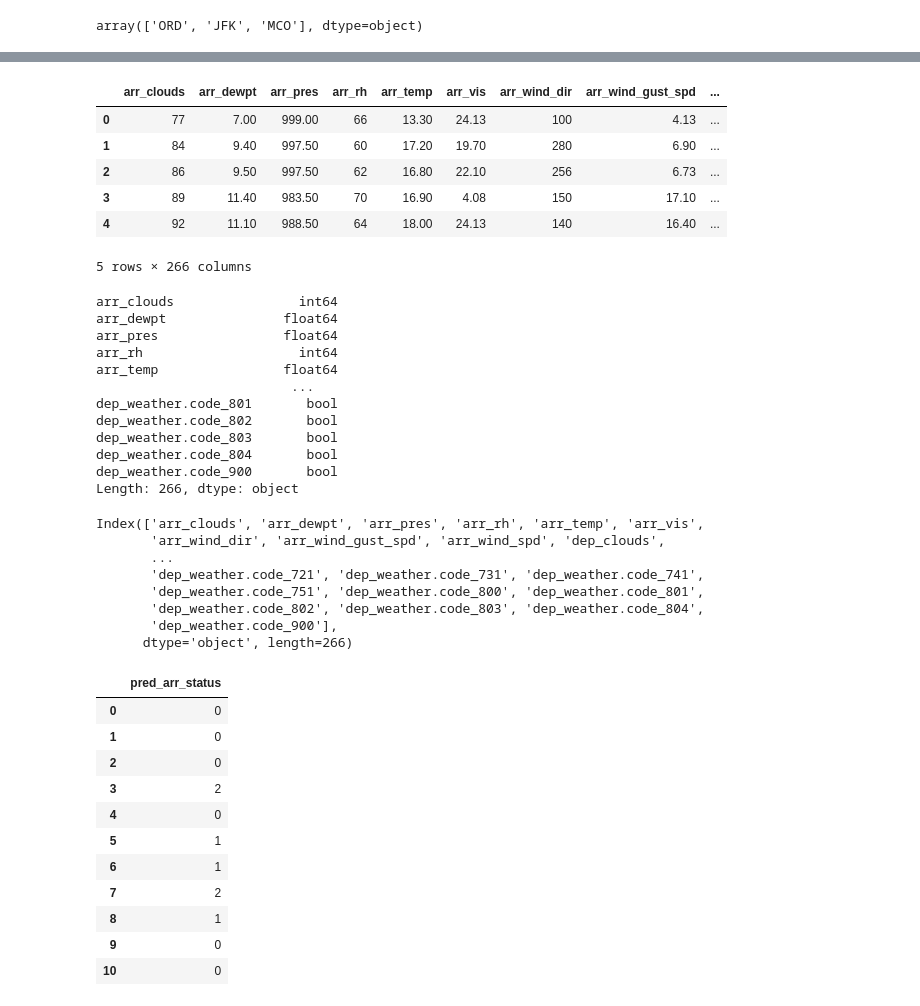
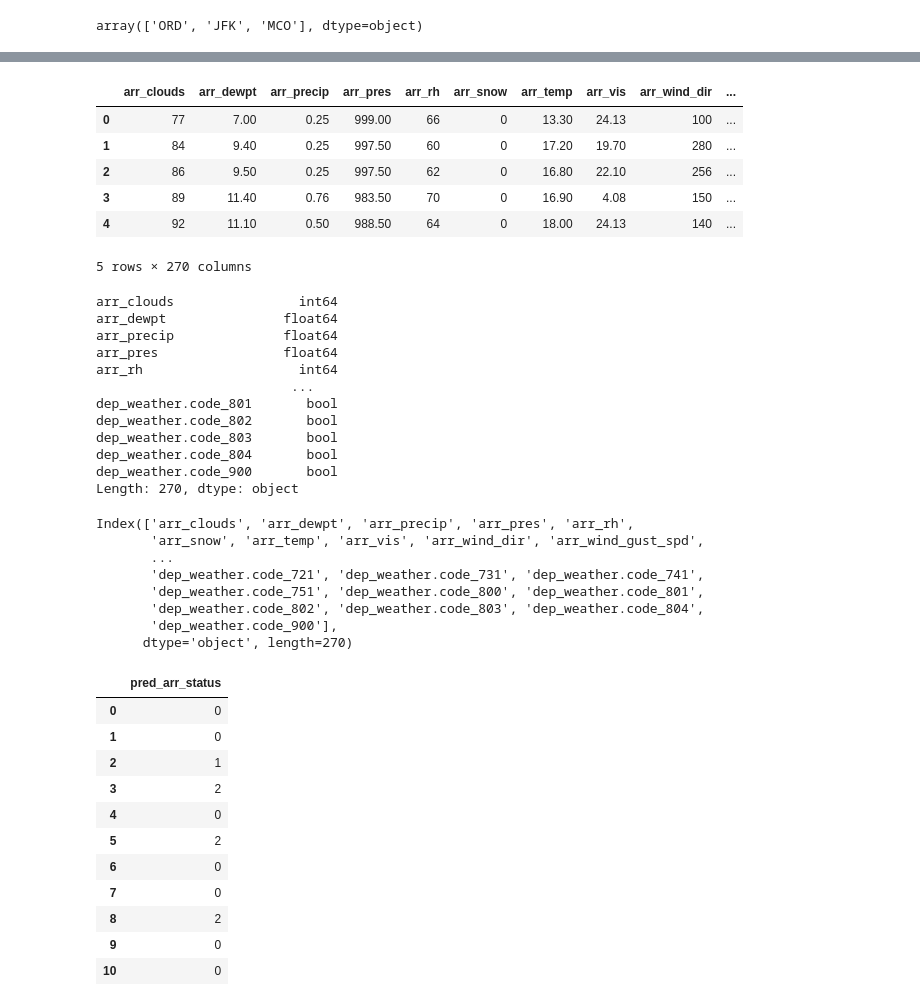
Before and after one commit to melvin1117/flight-predictions, a Jupyter notebook: analysis1.ipynb, the cells around one changed output, grey strips where cells are left out. Cells and saved outputs as stored; diff of their text form; code cells hidden in the pictures.

```diff
--- a/analysis1.ipynb
+++ b/analysis1.ipynb
@@ -235,10 +321,12 @@ Index(['Carrier_Code', 'Date', 'Flight_Number', 'Tail_Number',
 # %%
 sub_data.rename(columns={'Arrival Delay (Minutes)':'arr_delay'}, inplace=True)
 # %%
-sub_data.drop(columns= ['Carrier_Code','Date','Flight_Number','Tail_Number',
+sub_data.drop(columns= ['Carrier_Code','Date','Flight_Number','Tail_Number','arr_azimuth',
                        'Scheduled departure time','Scheduled Arrival Time','dep_order',
                         'arr_hours','arr_minutes', 'dep_hours', 'dep_minutes',
-                        'arr_weather.description', 'dep_weather.description','arr_delay'],inplace = True)
+                        'arr_weather.description', 'dep_weather.description','arr_delay','Departure delay (Minutes)','arr_datetime',
+                       'arr_elev_angle','arr_h_angle','arr_revision_status',
+                       'dep_elev_angle','dep_h_angle','dep_revision_status','dep_datetime','dep_azimuth'],inplace = True)
 # %%
 
 sub_data.dtypes
@@ -303,7 +466,7 @@ su_data['Origin_Airport'] = pd.Categorical(su_data['Origin_Airport'], categories
 su_data['arr_weather.code'] = pd.Categorical(su_data['arr_weather.code'], categories=[200,201,202,230,231,232,233,300,301,302,500,501,502,511,520,522,600,602,610,611,612,621,622,633,700,711,721,731,741,751,800,801,802,803,804,900])
 su_data['dep_weather.code'] = pd.Categorical(su_data['dep_weather.code'], categories=[200,201,202,230,231,232,233,300,301,302,500,501,502,511,520,522,600,602,610,611,612,621,622,633,700,711,721,731,741,751,800,801,802,803,804,900])
 
-su_data.drop(columns=['arr_precip_rate', 'arr_snow_rate', 'dep_precip_rate', 'dep_snow_rate'],inplace = True)
+#su_data.drop(columns=['arr_h_angle','dep_h_angle'],inplace = True)
 su_data.columns
 # %% [output]
 Index(['dep_hour', 'dep_day', 'Origin_Airport', 'arr_hour', 'arr_day',
@@ -474,10 +639,11 @@ Name: arr_status, Length: 4498, dtype: int32
 Name: arr_status, Length: 1125, dtype: int32
 # %%
 #model = LogisticRegression(fit_intercept = True, solver='newton-cg', multi_class = 'multinomial', penalty = 'none', max_iter = 1000)
-model = LogisticRegression(fit_intercept = True, solver='lbfgs', multi_class = 'ovr', penalty = 'none', max_iter = 1000)
-# model = LogisticRegression(fit_intercept = True, solver='lbfgs', multi_class = 'multinomial', penalty = None, max_iter = 1000)
+#model = LogisticRegression(fit_intercept = True, solver='lbfgs', multi_class = 'ovr', penalty = 'none', max_iter = 1000)
+model = LogisticRegression(fit_intercept = True, solver='lbfgs', multi_class = 'ovr', penalty = 'l2',C = 1.0, max_iter = 1000)
+#model = LogisticRegression(fit_intercept = True, solver='lbfgs', multi_class = 'multinomial', penalty = None, max_iter = 1000)
 #model = LinearRegression(fit_intercept = True)
-# model = LogisticRegression(fit_intercept = True, solver='newton-cg', multi_class = 'multinomial', penalty = 'none', max_iter = 10000)
+#model = LogisticRegression(fit_intercept = True, solver='newton-cg', multi_class = 'multinomial', penalty = 'none', max_iter = 10000)
 
 # While using multiclass case do multi_class = 'ovr' or 'auto'; can also try other solvers
 # While doing regularization, use penalty = 'l2' and also C = 10.0 (need to try other values too)
@@ -727,6 +892,13 @@ pred_data1['arr_day'] = pred_data1['arr_day'].astype('object')
 pred_data1['dep_weather.code'] = pred_data1['dep_weather.code'].astype('object')
 pred_data1['arr_weather.code'] = pred_data1['arr_weather.code'].astype('object')
 pred_data1.drop(columns=['Unnamed: 0'],inplace=True)
+pred_data1 = pred_data1[['dep_hour', 'dep_day', 'Origin_Airport', 'arr_hour', 'arr_day',
+       'dep_min', 'arr_min', 'arr_clouds', 'arr_dewpt',
+       'arr_precip', 'arr_pres', 'arr_rh', 'arr_snow', 'arr_temp', 'arr_vis',
+       'arr_weather.code', 'arr_wind_dir', 'arr_wind_gust_spd', 'arr_wind_spd',
+       'dep_clouds', 'dep_dewpt', 'dep_precip', 'dep_pres', 'dep_rh',
+       'dep_snow', 'dep_temp', 'dep_vis', 'dep_weather.code', 'dep_wind_dir',
+       'dep_wind_gust_spd', 'dep_wind_spd']]
 
 pred_data1.dtypes
 # %% [output]
@@ -765,59 +937,59 @@ pred_data1.head()
 pred_data1.dtypes
 pred_data1.columns
 # %% [output]
-|  | arr_clouds | arr_dewpt | arr_pres | arr_rh | arr_temp | arr_vis | arr_wind_dir | arr_wind_gust_spd | ... |
-| 0 | 77 | 7.00 | 999.00 | 66 | 13.30 | 24.13 | 100 | 4.13 | ... |
-| 1 | 84 | 9.40 | 997.50 | 60 | 17.20 | 19.70 | 280 | 6.90 | ... |
-| 2 | 86 | 9.50 | 997.50 | 62 | 16.80 | 22.10 | 256 | 6.73 | ... |
-| 3 | 89 | 11.40 | 983.50 | 70 | 16.90 | 4.08 | 150 | 17.10 | ... |
-| 4 | 92 | 11.10 | 988.50 | 64 | 18.00 | 24.13 | 140 | 16.40 | ... |
+|  | arr_clouds | arr_dewpt | arr_precip | arr_pres | arr_rh | arr_snow | arr_temp | arr_vis | arr_wind_dir | ... |
+| 0 | 77 | 7.00 | 0.25 | 999.00 | 66 | 0 | 13.30 | 24.13 | 100 | ... |
+| 1 | 84 | 9.40 | 0.25 | 997.50 | 60 | 0 | 17.20 | 19.70 | 280 | ... |
+| 2 | 86 | 9.50 | 0.25 | 997.50 | 62 | 0 | 16.80 | 22.10 | 256 | ... |
+| 3 | 89 | 11.40 | 0.76 | 983.50 | 70 | 0 | 16.90 | 4.08 | 150 | ... |
+| 4 | 92 | 11.10 | 0.50 | 988.50 | 64 | 0 | 18.00 | 24.13 | 140 | ... |
-5 rows × 266 columns
+5 rows × 270 columns
 arr_clouds                int64
 arr_dewpt               float64
+arr_precip              float64
 arr_pres                float64
 arr_rh                    int64
-arr_temp                float64
                          ...
 dep_weather.code_801       bool
 dep_weather.code_802       bool
 dep_weather.code_803       bool
 dep_weather.code_804       bool
 dep_weather.code_900       bool
-Length: 266, dtype: object
+Length: 270, dtype: object
-Index(['arr_clouds', 'arr_dewpt', 'arr_pres', 'arr_rh', 'arr_temp', 'arr_vis',
-       'arr_wind_dir', 'arr_wind_gust_spd', 'arr_wind_spd', 'dep_clouds',
+Index(['arr_clouds', 'arr_dewpt', 'arr_precip', 'arr_pres', 'arr_rh',
+       'arr_snow', 'arr_temp', 'arr_vis', 'arr_wind_dir', 'arr_wind_gust_spd',
        ...
        'dep_weather.code_721', 'dep_weather.code_731', 'dep_weather.code_741',
        'dep_weather.code_751', 'dep_weather.code_800', 'dep_weather.code_801',
        'dep_weather.code_802', 'dep_weather.code_803', 'dep_weather.code_804',
        'dep_weather.code_900'],
-      dtype='object', length=266)
+      dtype='object', length=270)
 # %%
 from sklearn.preprocessing import StandardScaler
 #sc = StandardScaler()
 X_test = pd.DataFrame(sc.transform(pred_data1), columns = pred_data1.columns, index = pred_data1.index)
 # %%
-linear_reg_output = pd.DataFrame(gb.predict(X_test), index = X_test.index, columns = ['pred_arr_status'])
+linear_reg_output = pd.DataFrame(model.predict(X_test), index = X_test.index, columns = ['pred_arr_status'])
 #linear_reg_output = linear_reg_output.merge(y_test, left_index = True, right_index = True)
 linear_reg_output.head(30)
 # mean_absolute_error = abs(linear_reg_output['pred_delay'] - linear_reg_output['arr_delay']).mean()
 # print('Mean absolute error is ')
 # print(mean_absolute_error)
 # maer = mean_absolute_error/linear_reg_output['pred_delay'].mean()
 # print('Mean absolute error ratio is ')
 # print(maer)
 #model.score(X_test, y_test)
 # %% [output]
 |  | pred_arr_status |
 | 0 | 0 |
 | 1 | 0 |
-| 2 | 0 |
+| 2 | 1 |
 | 3 | 2 |
 | 4 | 0 |
-| 5 | 1 |
-| 6 | 1 |
-| 7 | 2 |
-| 8 | 1 |
+| 5 | 2 |
+| 6 | 0 |
+| 7 | 0 |
+| 8 | 2 |
 | 9 | 0 |
 | 10 | 0 |
 # %%
```
Also changed, not shown: parts of 33 cells of this notebook, 10 other files.
